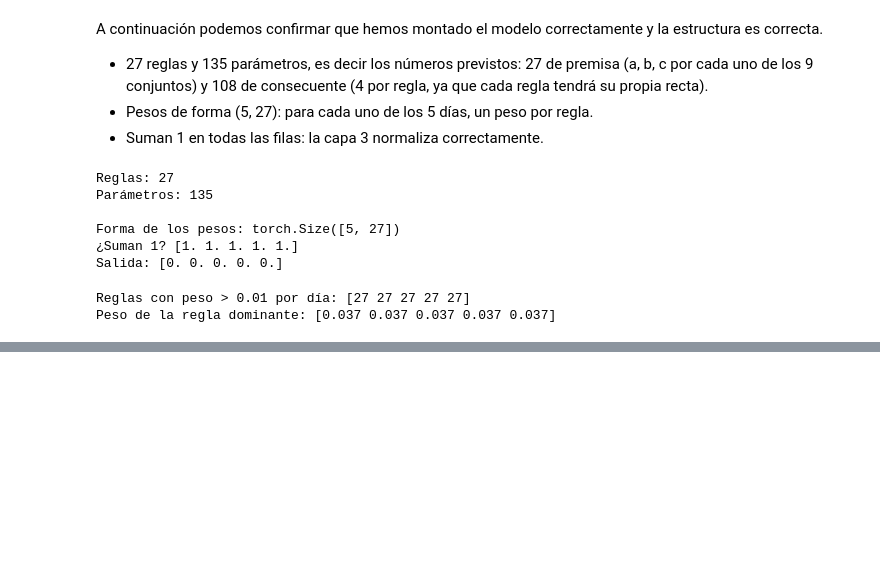
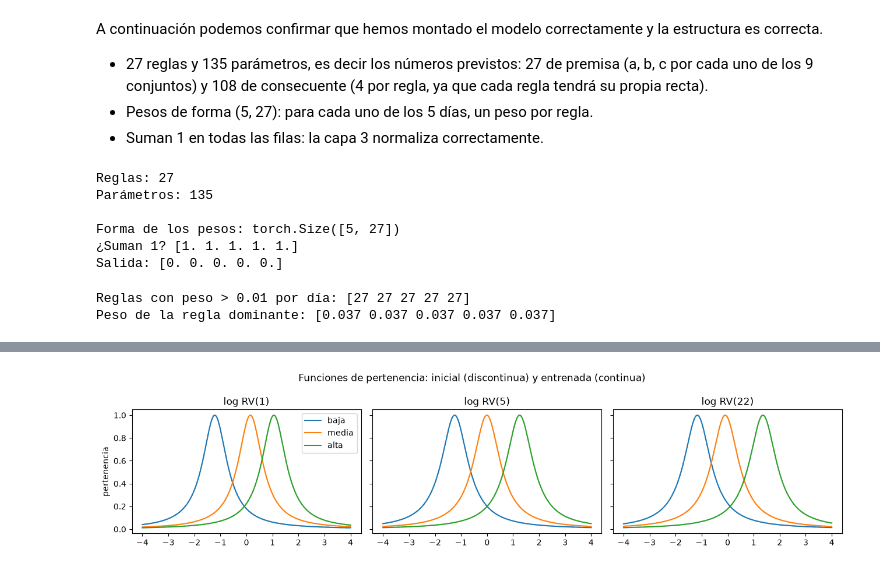
Before and after one commit to VictorSinNav/TFG, a Jupyter notebook: notebooks/02_modelos.ipynb, the cells around one changed output, grey strips where cells are left out. Saved outputs shown, nothing was run; the diff lists cells and outputs as text; code cells hidden in the pictures; blank space fills up the shorter version.

```diff
--- a/notebooks/02_modelos.ipynb
+++ b/notebooks/02_modelos.ipynb
@@ -294,0 +431,17 @@ Peso de la regla dominante: [0.037 0.037 0.037 0.037 0.037]
+# %%
+xs = torch.linspace(-4, 4, 400).unsqueeze(1).repeat(1, 3)
+mus_fin = modelo.pertenencia(xs).detach().numpy()
+
+fig, axes = plt.subplots(1, 3, figsize=(13, 3.2), sharey=True)
+for k, var in enumerate(["log RV(1)", "log RV(5)", "log RV(22)"]):
+    for j, et in enumerate(["baja", "media", "alta"]):
+        axes[k].plot(xs[:, 0], mus[:, k, j], ls="--", alpha=0.4, color=f"C{j}")
+        axes[k].plot(xs[:, 0], mus_fin[:, k, j], color=f"C{j}", label=et)
+    axes[k].set_title(var)
+axes[0].set_ylabel("pertenencia"); axes[0].legend()
+plt.suptitle("Funciones de pertenencia: inicial (discontinua) y entrenada (continua)")
+plt.tight_layout()
+plt.savefig("../results/figures/e5_pertenencia_comparacion.png", dpi=150)
+plt.show()
+# %% [output]
+[figure, added]
```
Also changed, not shown: parts of 19 cells of this notebook, 8 other files.
